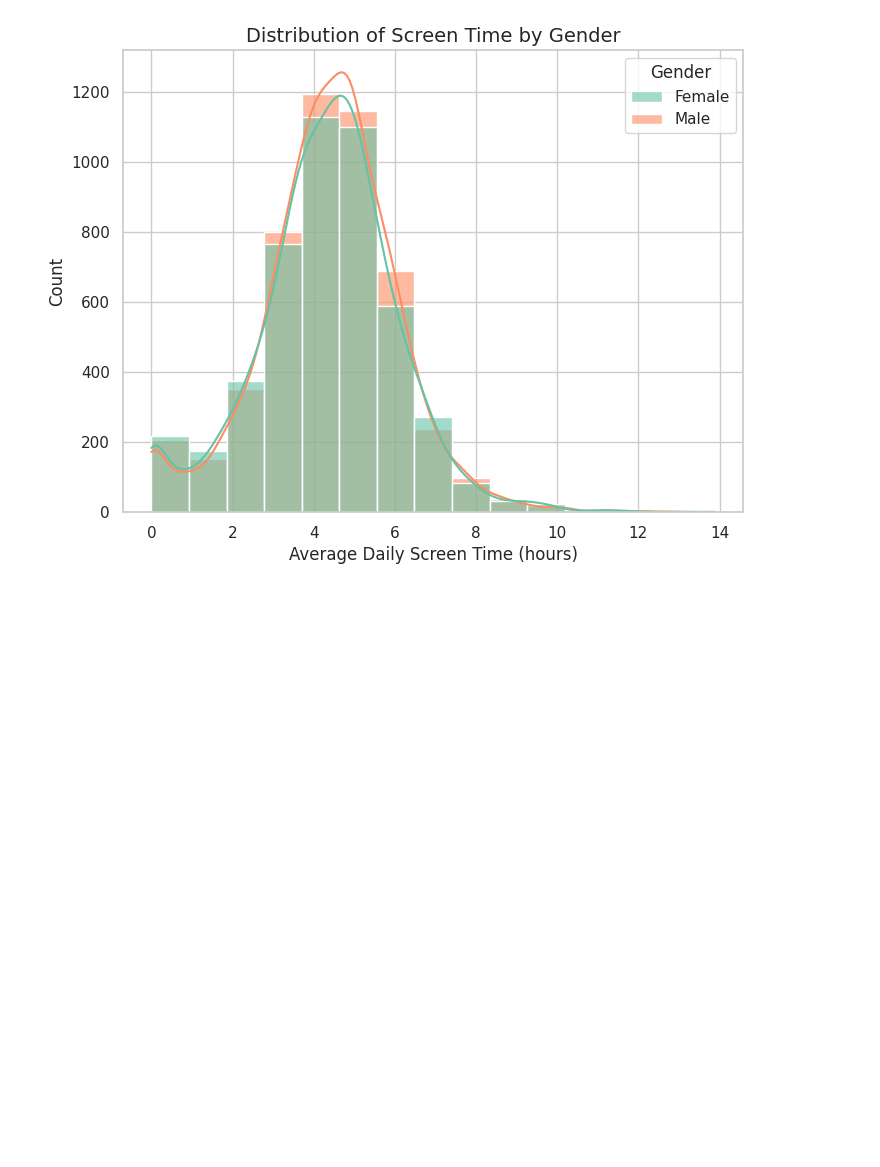
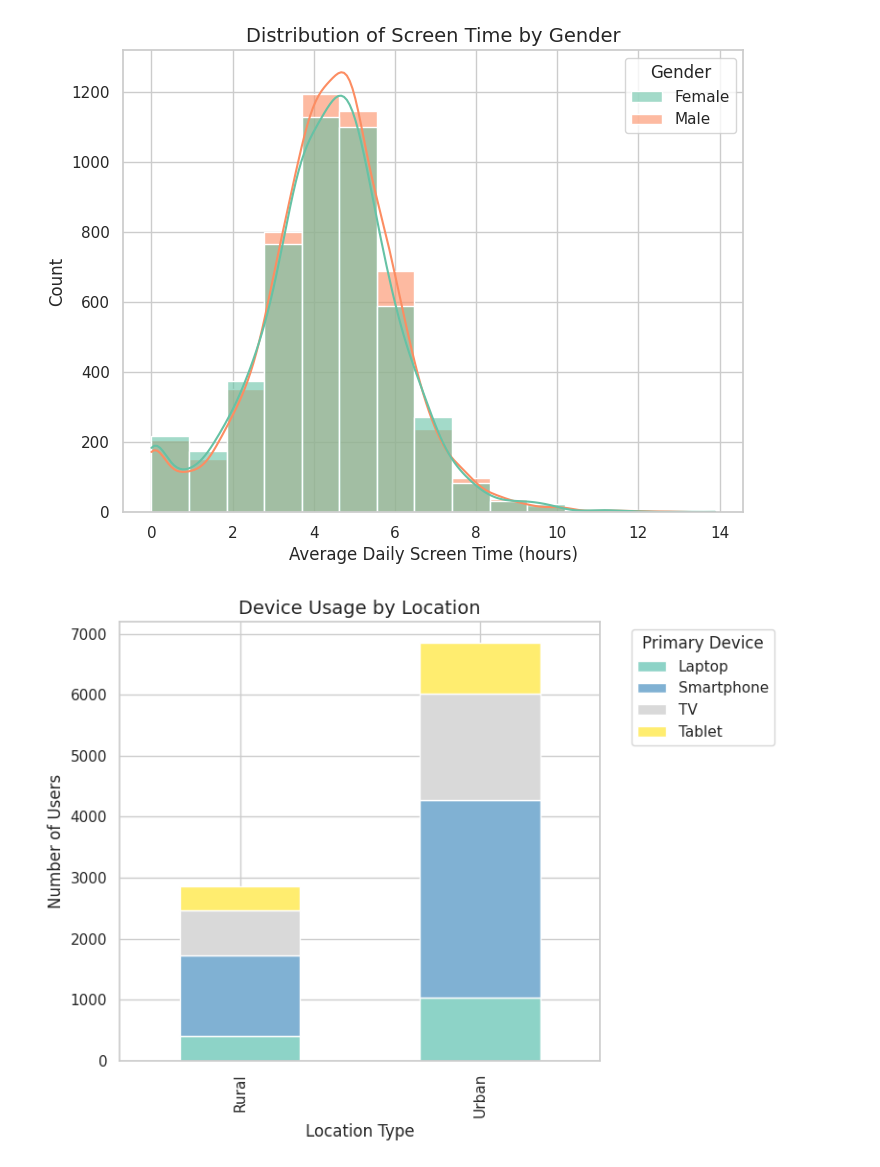
Before and after one commit to Joshika-Mentor/-Kid-s-Screentime-Visualization-Infosys-springboard-program-, a Jupyter notebook: DV_Screen_Infosys.ipynb, the cells around one changed output. Drawn from its saved outputs; the diff is of its cells as text; code cells hidden in the pictures; blank space fills up the shorter version.

```diff
--- a/DV_Screen_Infosys.ipynb
+++ b/DV_Screen_Infosys.ipynb
@@ -428,3 +435,21 @@ plt.ylabel("Count")
 plt.show()
 # %% [output]
 [figure]
+# %%
+#Day 2: Stacked barplots (device usage by location)
+device_location = pd.crosstab(df['Urban_or_Rural'], df['Primary_Device'])
+device_location.plot(     # Plot stacked bar chart
+    kind='bar',
+    stacked=True,
+    figsize=(8,6),
+    colormap='Set3'
+)
+
+plt.title("Device Usage by Location", fontsize=14)
+plt.xlabel("Location Type")
+plt.ylabel("Number of Users")
+plt.legend(title="Primary Device", bbox_to_anchor=(1.05, 1), loc='upper left')
+plt.tight_layout()
+plt.show()
+# %% [output]
+[figure, added]
```
Also changed, not shown: parts of 14 cells of this notebook.
